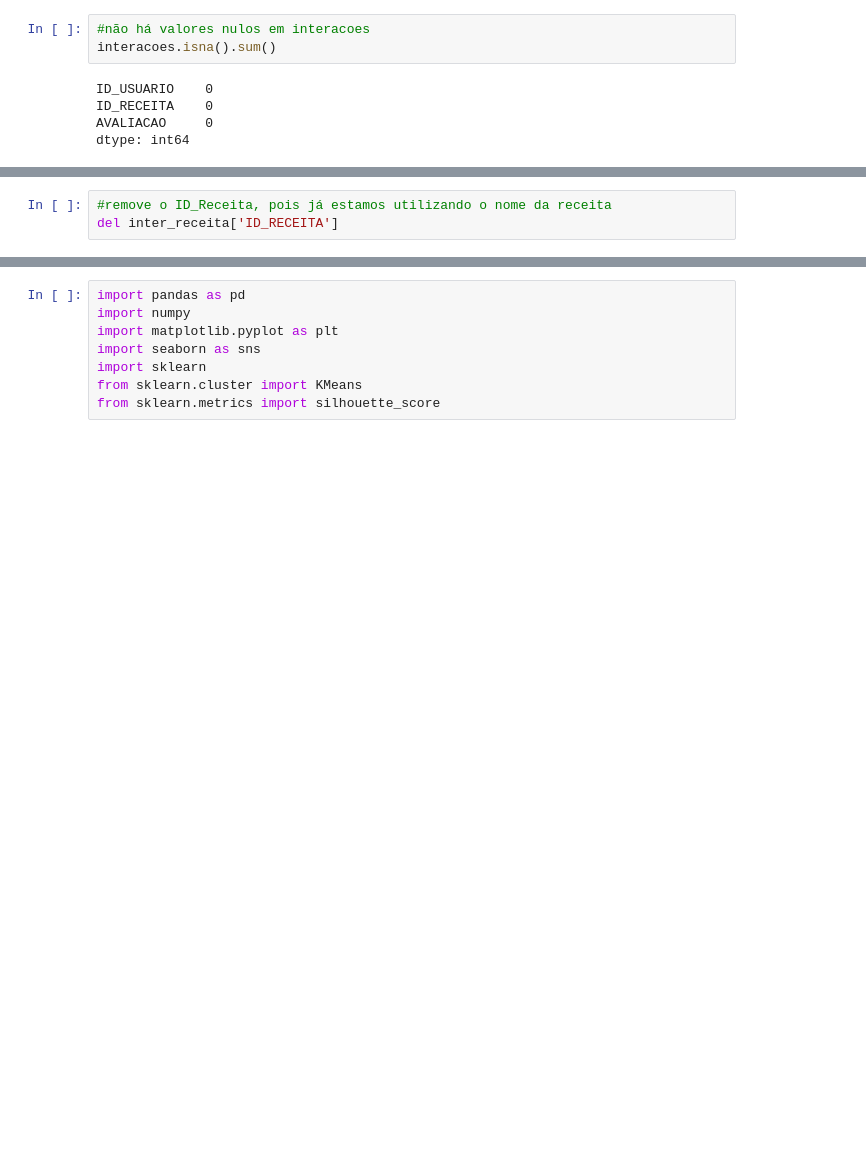
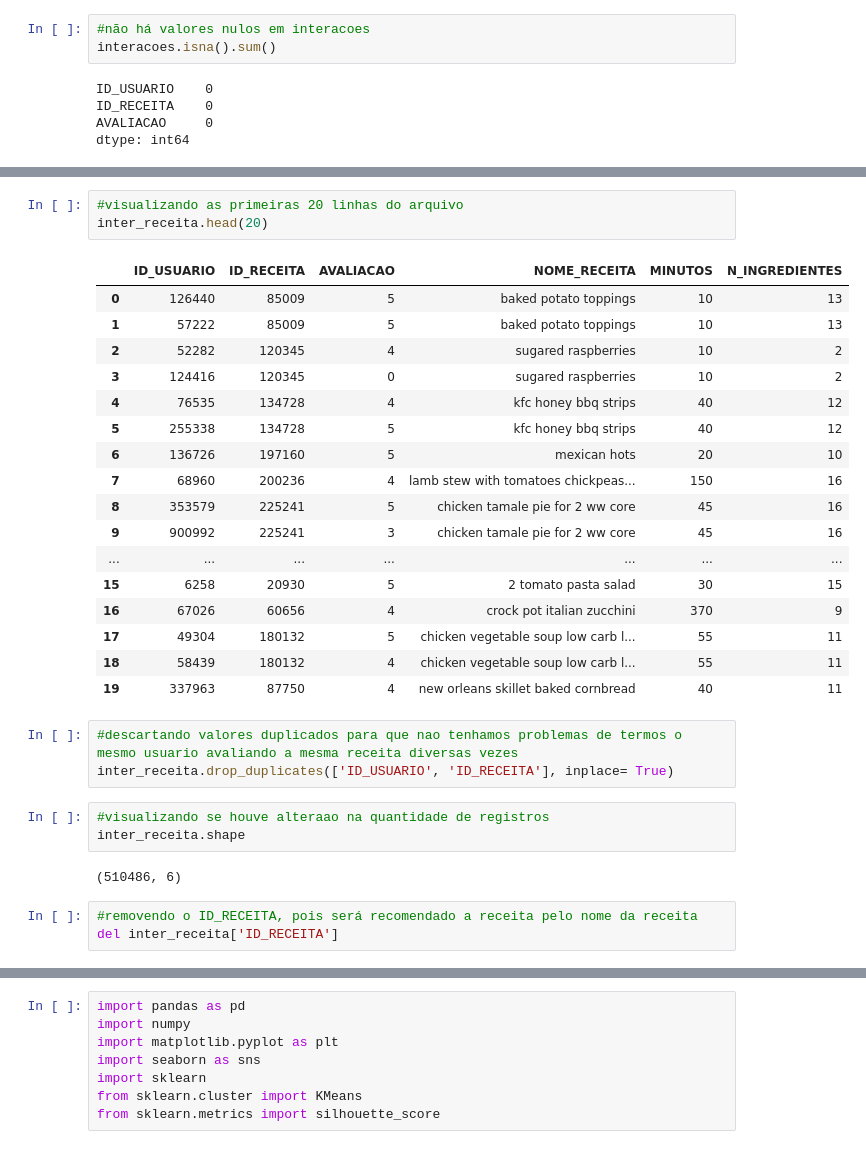
Before and after one commit to PedroCosDi/ProjetoAplicadoMack3, a Jupyter notebook: Etapa 2/projeto3_modelo.ipynb, the cells around one changed output, grey strips where cells are left out. Saved outputs shown, nothing was run; the diff lists cells and outputs as text; blank space fills up the shorter version.

```diff
--- a/Etapa 2/projeto3_modelo.ipynb
+++ b/Etapa 2/projeto3_modelo.ipynb
@@ -161,3 +205,32 @@ inter_receita
+# %%
+#visualizando as primeiras 20 linhas do arquivo
+inter_receita.head(20)
+# %% [output]
+|  | ID_USUARIO | ID_RECEITA | AVALIACAO | NOME_RECEITA | MINUTOS | N_INGREDIENTES |
+| 0 | 126440 | 85009 | 5 | baked potato toppings | 10 | 13 |
+| 1 | 57222 | 85009 | 5 | baked potato toppings | 10 | 13 |
+| 2 | 52282 | 120345 | 4 | sugared raspberries | 10 | 2 |
+| 3 | 124416 | 120345 | 0 | sugared raspberries | 10 | 2 |
+| 4 | 76535 | 134728 | 4 | kfc honey bbq strips | 40 | 12 |
+| 5 | 255338 | 134728 | 5 | kfc honey bbq strips | 40 | 12 |
+| 6 | 136726 | 197160 | 5 | mexican hots | 20 | 10 |
+| 7 | 68960 | 200236 | 4 | lamb stew with tomatoes chickpeas... | 150 | 16 |
+| 8 | 353579 | 225241 | 5 | chicken tamale pie for 2 ww core | 45 | 16 |
+| 9 | 900992 | 225241 | 3 | chicken tamale pie for 2 ww core | 45 | 16 |
+| ... | ... | ... | ... | ... | ... | ... |
+| 15 | 6258 | 20930 | 5 | 2 tomato pasta salad | 30 | 15 |
+| 16 | 67026 | 60656 | 4 | crock pot italian zucchini | 370 | 9 |
+| 17 | 49304 | 180132 | 5 | chicken vegetable soup low carb l... | 55 | 11 |
+| 18 | 58439 | 180132 | 4 | chicken vegetable soup low carb l... | 55 | 11 |
+| 19 | 337963 | 87750 | 4 | new orleans skillet baked cornbread | 40 | 11 |
+# %%
+#descartando valores duplicados para que nao tenhamos problemas de termos o mesmo usuario avaliando a mesma receita diversas vezes
+inter_receita.drop_duplicates(['ID_USUARIO', 'ID_RECEITA'], inplace= True)
+# %%
+#visualizando se houve alteraao na quantidade de registros
+inter_receita.shape
+# %% [output]
+(510486, 6)
 # %%
-#remove o ID_Receita, pois já estamos utilizando o nome da receita
+#removendo o ID_RECEITA, pois será recomendado a receita pelo nome da receita
 del inter_receita['ID_RECEITA']
```
Also changed, not shown: parts of 37 cells of this notebook.
